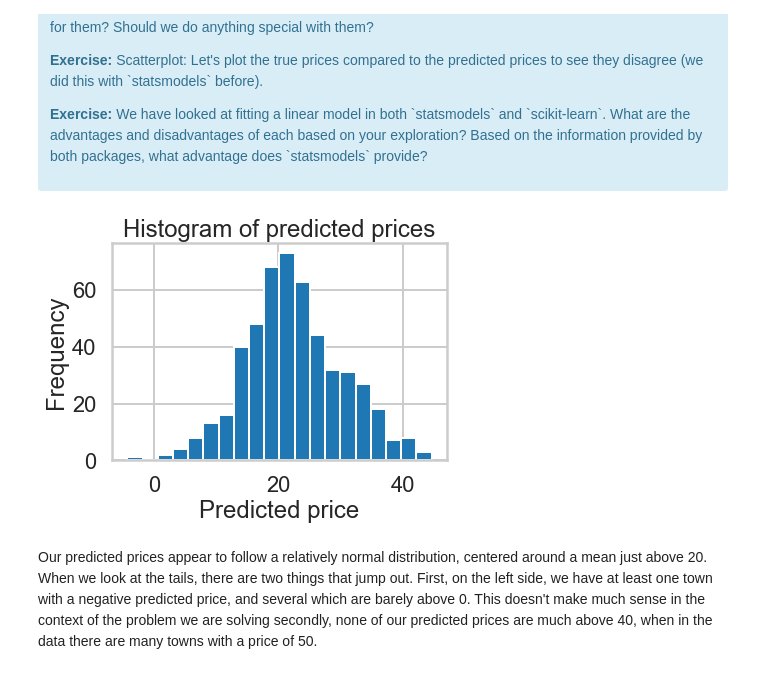
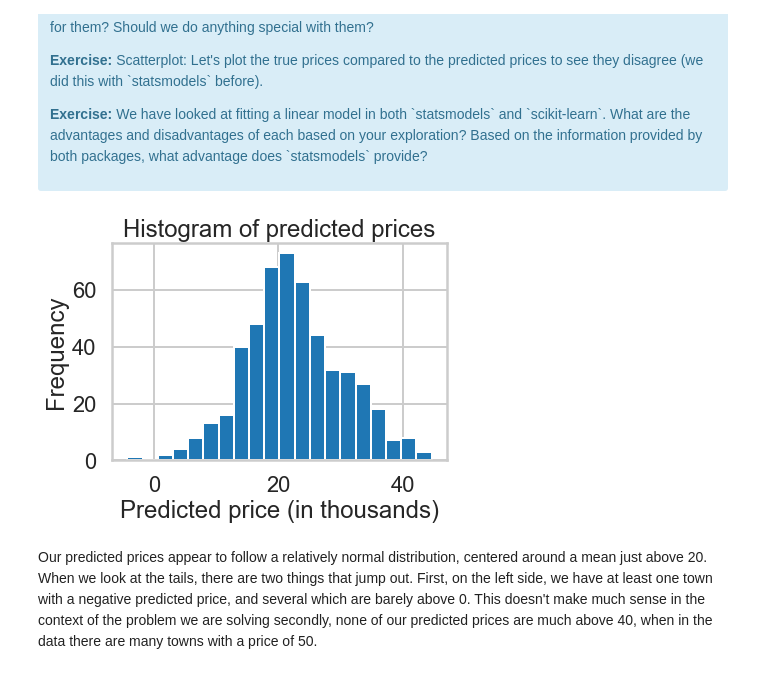
Before and after one commit to munQueen/springboard, a Jupyter notebook: Linear Regression - Jessica Wulzen.ipynb, the cells around one changed output. Saved outputs shown, nothing was run; the diff lists cells and outputs as text; code cells hidden in the pictures.

```diff
--- a/Linear Regression - Jessica Wulzen.ipynb
+++ b/Linear Regression - Jessica Wulzen.ipynb
@@ -612,11 +614,11 @@ array([30.00384338, 25.02556238, 30.56759672, 28.60703649, 27.94352423])
 # %%
 # your turn
 plt.hist(lm.predict(X), bins=20)
-plt.xlabel("Predicted price")
+plt.xlabel("Predicted price (in thousands)")
 plt.ylabel("Frequency")
 plt.title("Histogram of predicted prices")
 plt.show()
 # %% [output]
-[figure, old version]
+[figure, new version]
 # %% [markdown]
 Our predicted prices appear to follow a relatively normal distribution, centered around a mean just above 20. When we look at the tails, there are two things that jump out. First, on the left side, we have at least one town with a negative predicted price, and several which are barely above 0. This doesn't make much sense in the context of the problem we are solving secondly, none of our predicted prices are much above 40, when in the data there are many towns with a price of 50.
```
Also changed, not shown: parts of 31 cells of this notebook.
